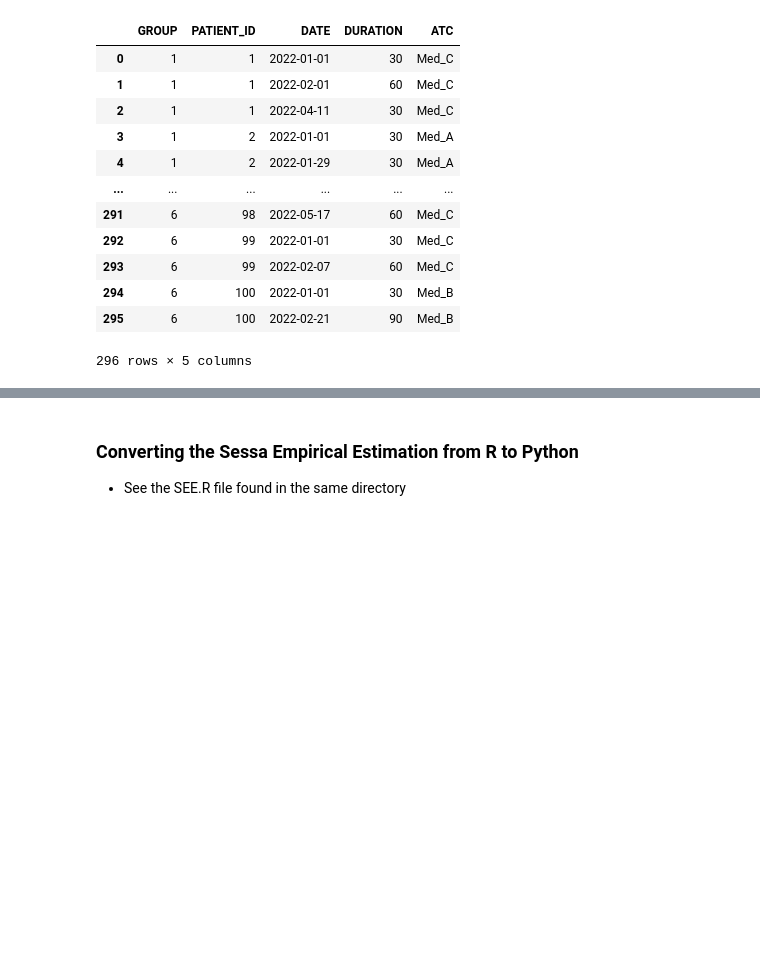
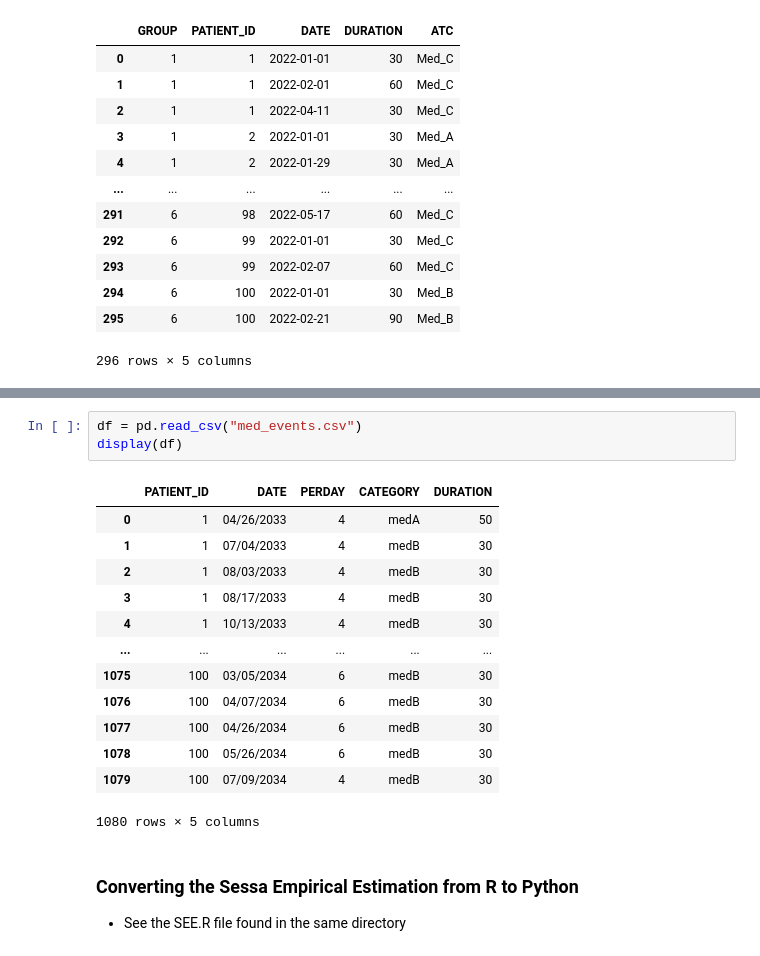
Before and after one commit to CedRaf/SEE_PY, a Jupyter notebook: Sessa_PY.ipynb, the cells around one changed output, grey strips where cells are left out. Cells and saved outputs as stored; diff of their text form; blank space fills up the shorter version.

```diff
--- a/Sessa_PY.ipynb
+++ b/Sessa_PY.ipynb
@@ -176,3 +184,20 @@ if __name__ == "__main__":
+# %%
+df = pd.read_csv("med_events.csv")
+display(df)
+# %% [output]
+|  | PATIENT_ID | DATE | PERDAY | CATEGORY | DURATION |
+| 0 | 1 | 04/26/2033 | 4 | medA | 50 |
+| 1 | 1 | 07/04/2033 | 4 | medB | 30 |
+| 2 | 1 | 08/03/2033 | 4 | medB | 30 |
+| 3 | 1 | 08/17/2033 | 4 | medB | 30 |
+| 4 | 1 | 10/13/2033 | 4 | medB | 30 |
+| ... | ... | ... | ... | ... | ... |
+| 1075 | 100 | 03/05/2034 | 6 | medB | 30 |
+| 1076 | 100 | 04/07/2034 | 6 | medB | 30 |
+| 1077 | 100 | 04/26/2034 | 6 | medB | 30 |
+| 1078 | 100 | 05/26/2034 | 6 | medB | 30 |
+| 1079 | 100 | 07/09/2034 | 4 | medB | 30 |
+1080 rows × 5 columns
 # %% [markdown]
 ### Converting the Sessa Empirical Estimation from R to Python
 - See the SEE.R file found in the same directory
```
Also changed, not shown: parts of 5 cells of this notebook.
